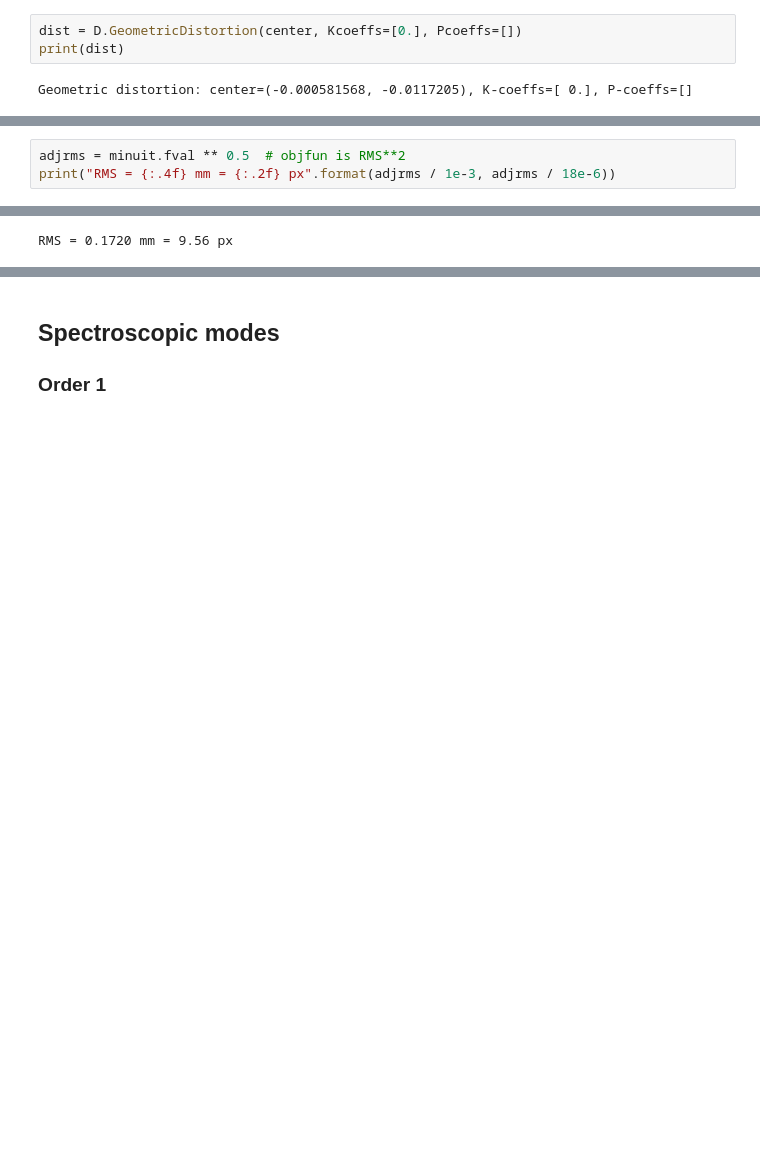
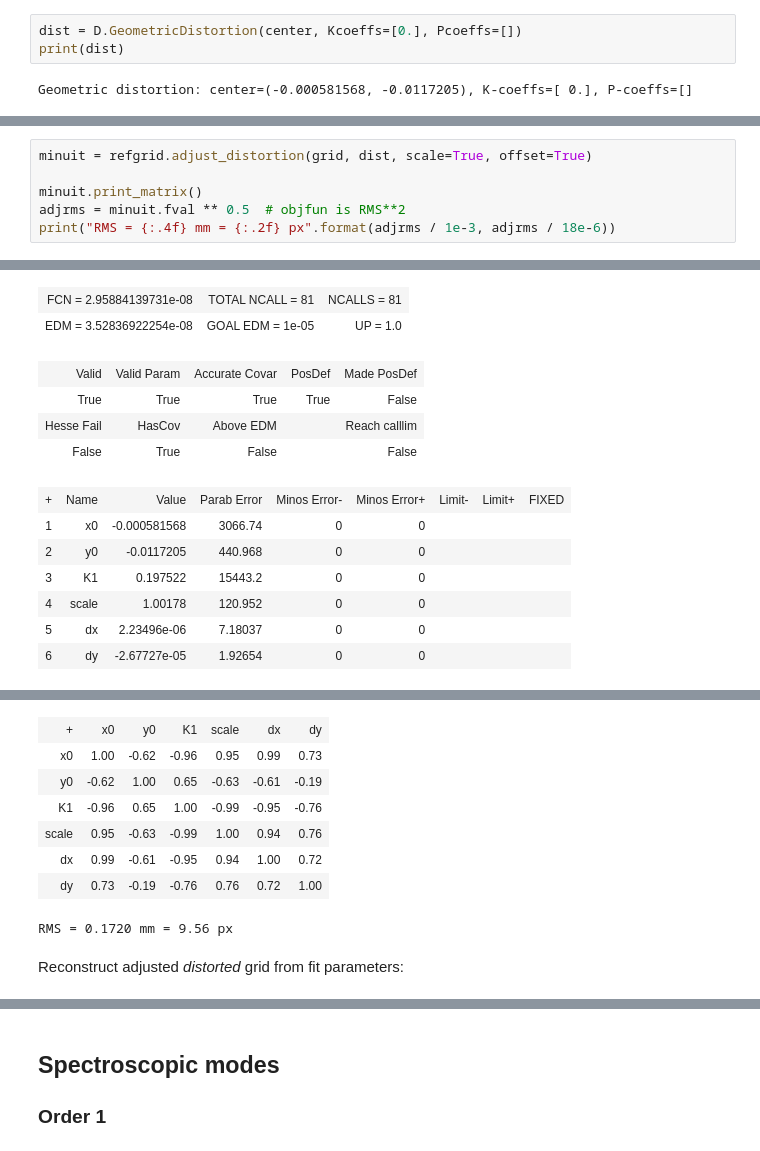
Before and after one commit to ycopin/spectrogrism, a Jupyter notebook: doc/NISP_distortions.ipynb, the cells around one changed output, grey strips where cells are left out. Cells and saved outputs as stored; diff of their text form; blank space fills up the shorter version.

```diff
--- a/doc/NISP_distortions.ipynb
+++ b/doc/NISP_distortions.ipynb
@@ -126,4 +135,7 @@ minuit = refgrid.adjust_distortion(grid, dist, scale=True, offset=True)
 # %%
+minuit = refgrid.adjust_distortion(grid, dist, scale=True, offset=True)
+
+minuit.print_matrix()
 adjrms = minuit.fval ** 0.5  # objfun is RMS**2
 print("RMS = {:.4f} mm = {:.2f} px".format(adjrms / 1e-3, adjrms / 18e-6))
 # %% [output]
@@ -129,0 +143,13 @@ print("RMS = {:.4f} mm = {:.2f} px".format(adjrms / 1e-3, adjrms / 18e-6))
+| FCN = 2.95884139731e-08 | TOTAL NCALL = 81 | NCALLS = 81 |
+| EDM = 3.52836922254e-08 | GOAL EDM = 1e-05 | UP = 1.0 |
+| Valid | Valid Param | Accurate Covar | PosDef | Made PosDef |
+| True | True | True | True | False |
+| Hesse Fail | HasCov | Above EDM |  | Reach calllim |
+| False | True | False |  | False |
+| + | Name | Value | Parab Error | Minos Error- | Minos Error+ | Limit- | Limit+ | FIXED |
+| 1 | x0 | -0.000581568 | 3066.74 | 0 | 0 |  |  |  |
+| 2 | y0 | -0.0117205 | 440.968 | 0 | 0 |  |  |  |
+| 3 | K1 | 0.197522 | 15443.2 | 0 | 0 |  |  |  |
+| 4 | scale | 1.00178 | 120.952 | 0 | 0 |  |  |  |
+| 5 | dx | 2.23496e-06 | 7.18037 | 0 | 0 |  |  |  |
+| 6 | dy | -2.67727e-05 | 1.92654 | 0 | 0 |  |  |  |
@@ -130,4 +157,13 @@ print("RMS = {:.4f} mm = {:.2f} px".format(adjrms / 1e-3, adjrms / 18e-6))
+| + | x0 | y0 | K1 | scale | dx | dy |
+| x0 | 1.00 | -0.62 | -0.96 | 0.95 | 0.99 | 0.73 |
+| y0 | -0.62 | 1.00 | 0.65 | -0.63 | -0.61 | -0.19 |
+| K1 | -0.96 | 0.65 | 1.00 | -0.99 | -0.95 | -0.76 |
+| scale | 0.95 | -0.63 | -0.99 | 1.00 | 0.94 | 0.76 |
+| dx | 0.99 | -0.61 | -0.95 | 0.94 | 1.00 | 0.72 |
+| dy | 0.73 | -0.19 | -0.76 | 0.76 | 0.72 | 1.00 |
 RMS = 0.1720 mm = 9.56 px
+# %% [markdown]
+Reconstruct adjusted *distorted* grid from fit parameters:
 # %%
 adjdist = D.GeometricDistortion.from_kwargs(**minuit.values)
 adjgrid = D.StructuredGrid(adjdist.forward(refgrid.xy))
```
Also changed, not shown: parts of 21 cells of this notebook, 2 other files.
